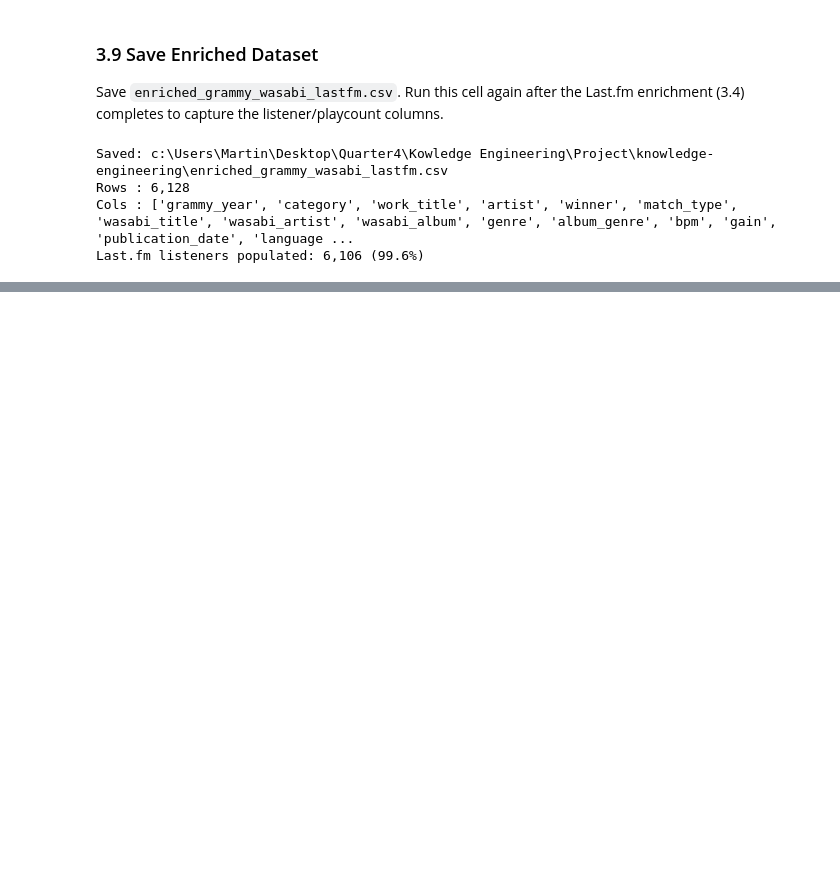
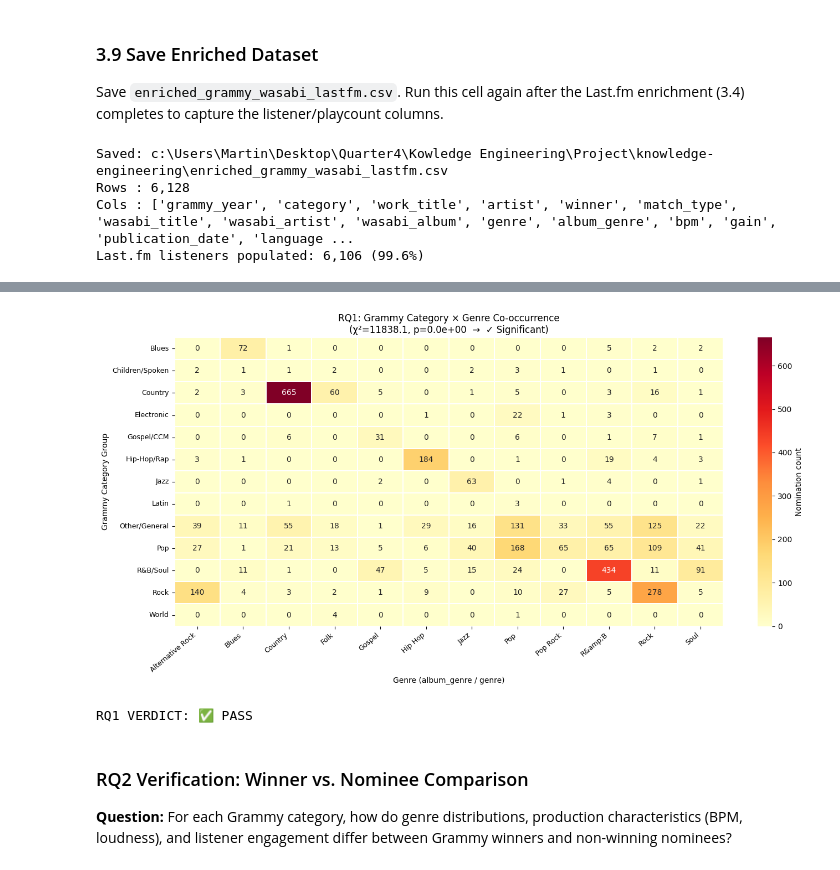
Before and after one commit to DemirevMartin/knowledge-engineering, a Jupyter notebook: songs/songs.ipynb, the cells around one changed output, grey strips where cells are left out. Cells and saved outputs as stored; diff of their text form; code cells hidden in the pictures; blank space fills up the shorter version.

```diff
--- a/songs.ipynb
+++ b/songs/songs.ipynb
@@ -1201,0 +1210,12 @@ Last.fm listeners populated: 6,106 (99.6%)
+# %%
+import pandas as pd
+import numpy as np
+import os, re
+import matplotlib.pyplot as plt
+import seaborn as sns
+from scipy import stats
+
+# Load enriched dataset (fresh, self-contained)
+df = pd.read_csv("enriched_grammy_wasabi_lastfm.csv")
+print(f"Loaded enriched dataset: {df.shape[0]:,} rows x {df.shape[1]} cols")
+print(f"Columns: {list(df.columns)}")
@@ -1201,0 +1229,62 @@ Last.fm listeners populated: 6,106 (99.6%)
+# %%
+# ── RQ1: Genre–Category Association ──────────────────────────────────────────
+# Use album_genre (82.8% coverage) as primary genre; fall back to genre column
+df["genre_used"] = df["album_genre"].fillna(df["genre"])
+
+rq1 = df.dropna(subset=["genre_used", "category_group"]).copy()
+print(f"Rows with genre data: {len(rq1):,}  ({len(rq1)/len(df)*100:.1f}% of matched set)")
+
+# Top category groups (top 15 by count)
+top_cats = rq1["category_group"].value_counts().head(15).index.tolist()
+
+# Top genres (top 12 by count)
+top_genres = rq1["genre_used"].value_counts().head(12).index.tolist()
+
+# Subset to top cats × top genres
+rq1_sub = rq1[rq1["category_group"].isin(top_cats) & rq1["genre_used"].isin(top_genres)]
+
+# Cross-tabulation: rows = category_group, cols = genre
+cross = pd.crosstab(rq1_sub["category_group"], rq1_sub["genre_used"])
+
+# ── Top 5 (genre, category) pairs by frequency ────────────────────────────────
+pair_counts = (
+    rq1_sub.groupby(["category_group", "genre_used"])
+    .size()
+    .reset_index(name="count")
+    .sort_values("count", ascending=False)
+)
+print("\nTop 10 (category_group, genre) associations:")
+for i, row in pair_counts.head(10).iterrows():
+    print(f"  {i+1 if False else pair_counts.index.get_loc(i)+1}. ({row['genre_used']}, {row['category_group']}): {row['count']:,} occurrences")
+
+# ── Chi-square test of independence ───────────────────────────────────────────
+chi2, p_val, dof, expected = stats.chi2_contingency(cross)
+
+print(f"\nChi-square test result:")
+print(f"  χ² = {chi2:.2f}, df = {dof}, p-value = {p_val:.2e}")
+if p_val < 0.05:
+    print("  Interpretation: Genres and categories ARE significantly associated ✓")
+    rq1_pass = True
+else:
+    print("  Interpretation: Genres and categories are NOT significantly associated ✗")
+    rq1_pass = False
+
+# ── Heatmap ────────────────────────────────────────────────────────────────────
+fig, ax = plt.subplots(figsize=(14, 7))
+sns.heatmap(
+    cross,
+    annot=True, fmt="d", cmap="YlOrRd",
+    linewidths=0.3, ax=ax,
+    cbar_kws={"label": "Nomination count"},
+)
+ax.set_title(f"RQ1: Grammy Category × Genre Co-occurrence\n(χ²={chi2:.1f}, p={p_val:.1e}  →  {'✓ Significant' if rq1_pass else '✗ Not significant'})",
+             fontsize=12)
+ax.set_xlabel("Genre (album_genre / genre)")
+ax.set_ylabel("Grammy Category Group")
+plt.xticks(rotation=40, ha="right", fontsize=9)
+plt.yticks(rotation=0, fontsize=9)
+plt.tight_layout()
+plt.show()
+
+print(f"\nRQ1 VERDICT: {'✅ PASS' if rq1_pass else '❌ FAIL'}")
+# %% [output]
@@ -1201,0 +1308,6 @@ Last.fm listeners populated: 6,106 (99.6%)
+[figure, added]
+RQ1 VERDICT: ✅ PASS
+# %% [markdown]
+### RQ2 Verification: Winner vs. Nominee Comparison
+
+**Question:** For each Grammy category, how do genre distributions, production characteristics (BPM, loudness), and listener engagement differ between Grammy winners and non-winning nominees?
```
Also changed, not shown: parts of 8 cells of this notebook, 3 other files.
